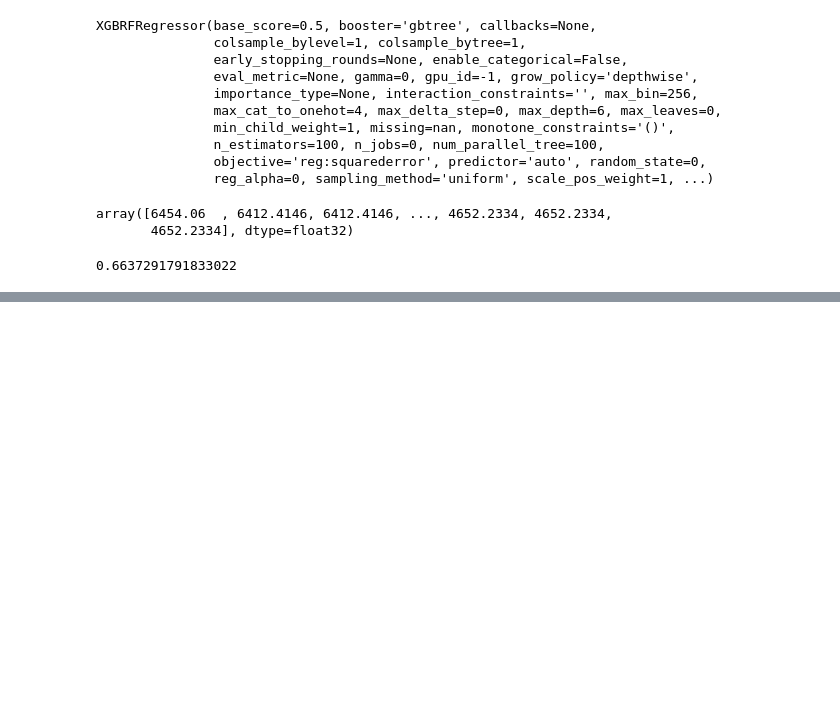
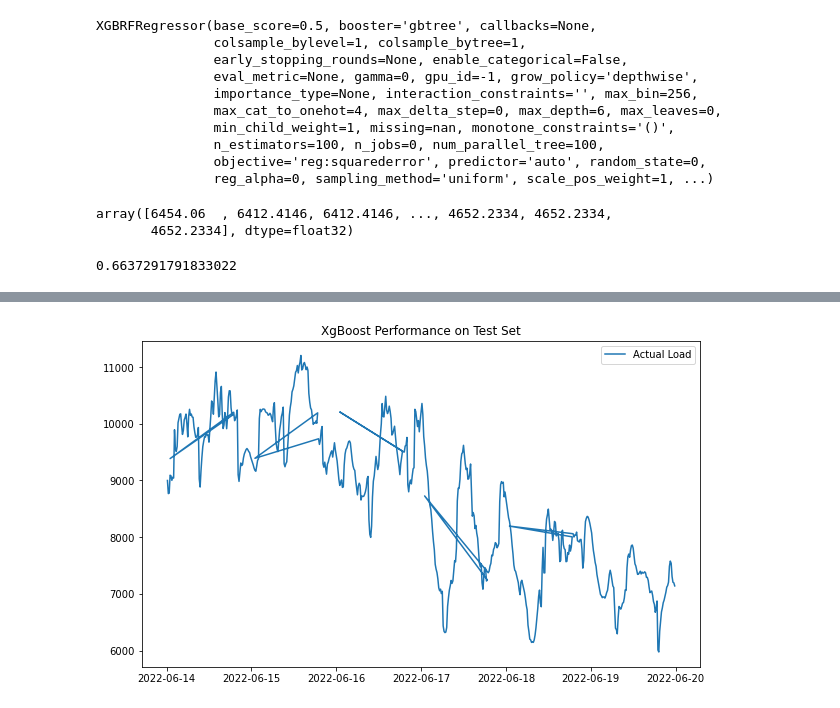
Before and after one commit to manansheel1991/Load_Forecasting_based_on_Weather_Data_and_Calendar_features, a Jupyter notebook: Classical_ML_Models/Partial_Regression_Model_Calendar_Features_Weather_Gradient_Boost_Data.ipynb, the cells around one changed output, grey strips where cells are left out. Drawn from its saved outputs; the diff is of its cells as text; code cells hidden in the pictures; blank space fills up the shorter version.

```diff
--- a/Classical_ML_Models/Partial_Regression_Model_Calendar_Features_Weather_Gradient_Boost_Data.ipynb
+++ b/Classical_ML_Models/Partial_Regression_Model_Calendar_Features_Weather_Gradient_Boost_Data.ipynb
@@ -707,0 +777,2 @@ plt.show()
+# %%
+factual = pd.read_csv('future_actual_load.csv')
@@ -707,0 +1123,9 @@ plt.show()
+# %%
+plt.rcParams["figure.figsize"] = (10,6)
+plt.plot(pd.to_datetime(factual['Date']), factual['Haryana Load (MW)'])
+# plt.plot(pd.to_datetime(factual['Date']), fpredictions[:569])
+plt.legend(['Actual Load', 'Predicted Load'])
+plt.title('XgBoost Performance on Test Set')
+plt.show()
+# %% [output]
+[figure, added]
```
Also changed, not shown: parts of 118 cells of this notebook, 1 other file.
